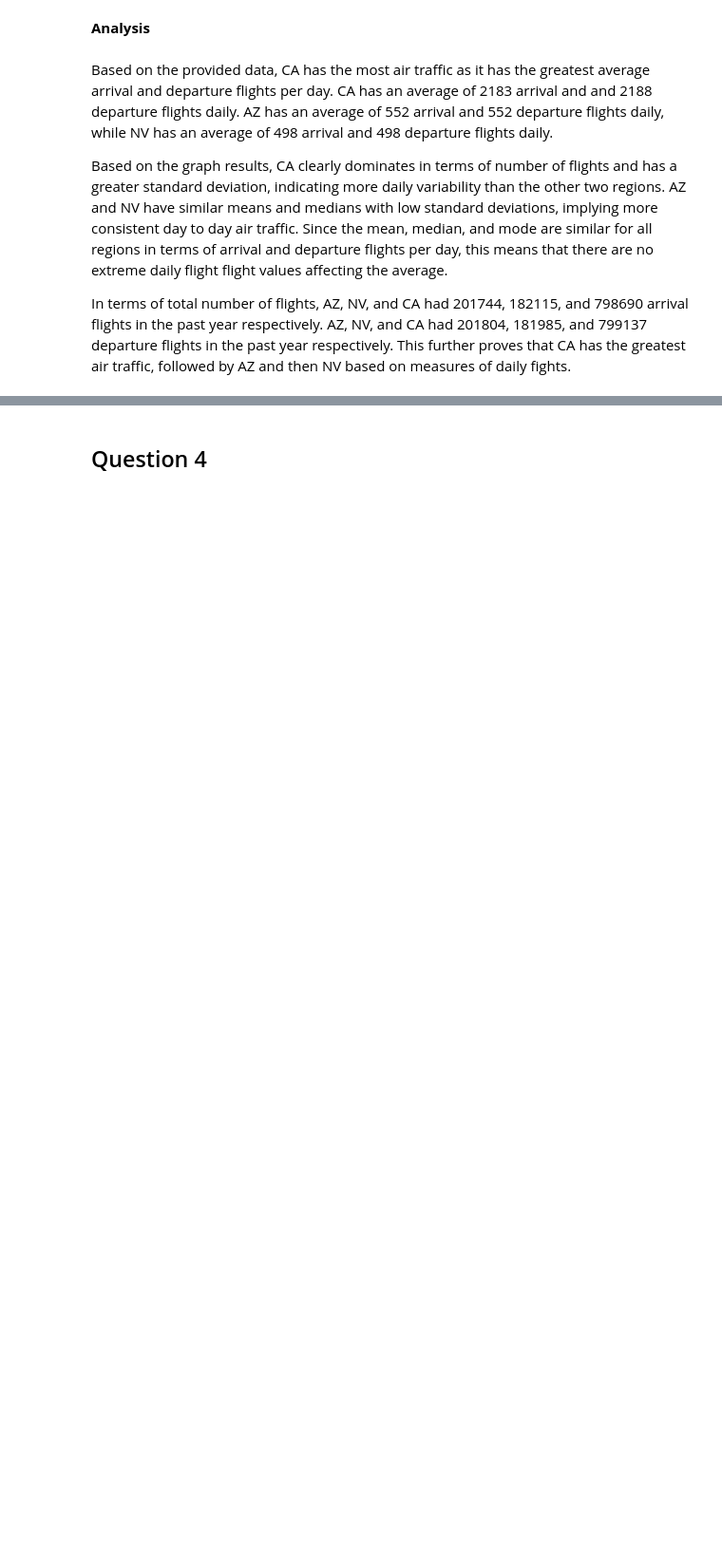
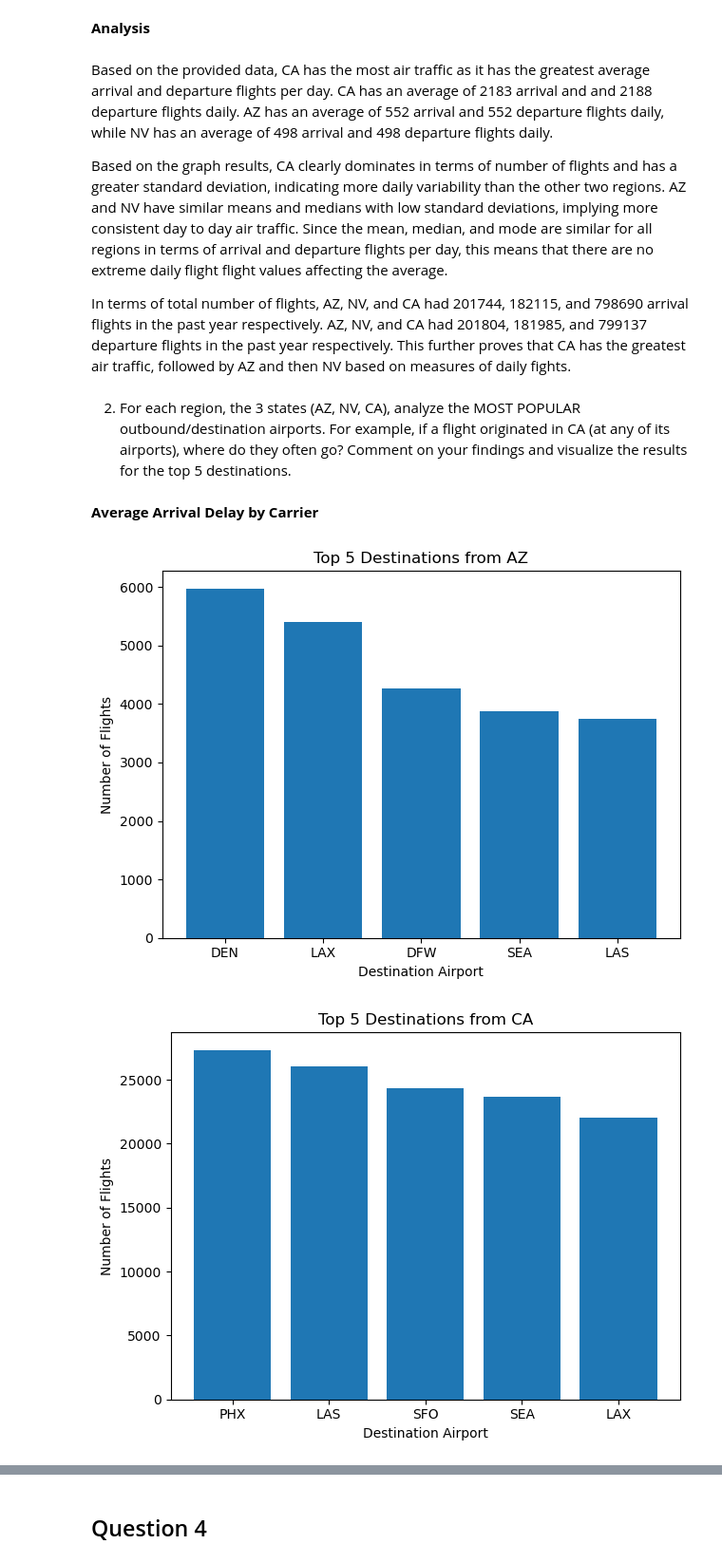
Before and after one commit to GauriRajesh733/DS3000-Practicum1, a Jupyter notebook: DS3000_Practicum1.ipynb, the cells around one changed output, grey strips where cells are left out. Shown at 95% size. Drawn from its saved outputs; the diff is of its cells as text; code cells hidden in the pictures; blank space fills up the shorter version.

```diff
--- a/DS3000_Practicum1.ipynb
+++ b/DS3000_Practicum1.ipynb
@@ -655,3 +649,39 @@ Based on the provided data, CA has the most air traffic as it has the greatest a
 Based on the graph results, CA clearly dominates in terms of number of flights and has a greater standard deviation, indicating more daily variability than the other two regions.  AZ and NV have similar means and medians with low standard deviations, implying more consistent day to day air traffic.  Since the mean, median, and mode are similar for all regions in terms of arrival and departure flights per day, this means that there are no extreme daily flight flight values affecting the average.
 
 In terms of total number of flights, AZ, NV, and CA had 201744, 182115, and 798690 arrival flights in the past year respectively.  AZ, NV, and CA had 201804, 181985, and 799137 departure flights in the past year respectively.  This further proves that CA has the greatest air traffic, followed by AZ and then NV based on measures of daily fights.
+# %% [markdown]
+2. For each region, the 3 states (AZ, NV, CA), analyze the MOST POPULAR outbound/destination airports. For example, if a flight originated in CA (at any of its airports), where do they often go? Comment on your findings and visualize the results for the top 5 destinations.
+# %% [markdown]
+**Average Arrival Delay by Carrier**
+# %%
+import matplotlib.pyplot as plt
+
+states = ['AZ', 'CA', 'NV']
+
+def top_destinations_by_state(df, top_n=5):
+    results = {}
+    for state in states:
+        subset = df[df['ORIGIN_ST'] == state]
+        top_dest = (
+            subset['DEST']
+            .value_counts()
+            .head(top_n)
+            .to_frame(name='FLIGHT_COUNT')
+            .reset_index()
+            .rename(columns={'index': 'DEST'})
+        )
+        results[state] = top_dest
+
+        plt.figure()
+        plt.bar(top_dest['DEST'], top_dest['FLIGHT_COUNT'])
+        plt.title(f"Top {top_n} Destinations from {state}")
+        plt.xlabel("Destination Airport")
+        plt.ylabel("Number of Flights")
+        plt.tight_layout()
+        plt.show()
+    return results
+
+top_destinations_by_state(df, top_n=5)
+# %% [output]
+[figure, added]
+[figure, added]
```
Also changed, not shown: parts of 55 cells of this notebook, 2 other files.
